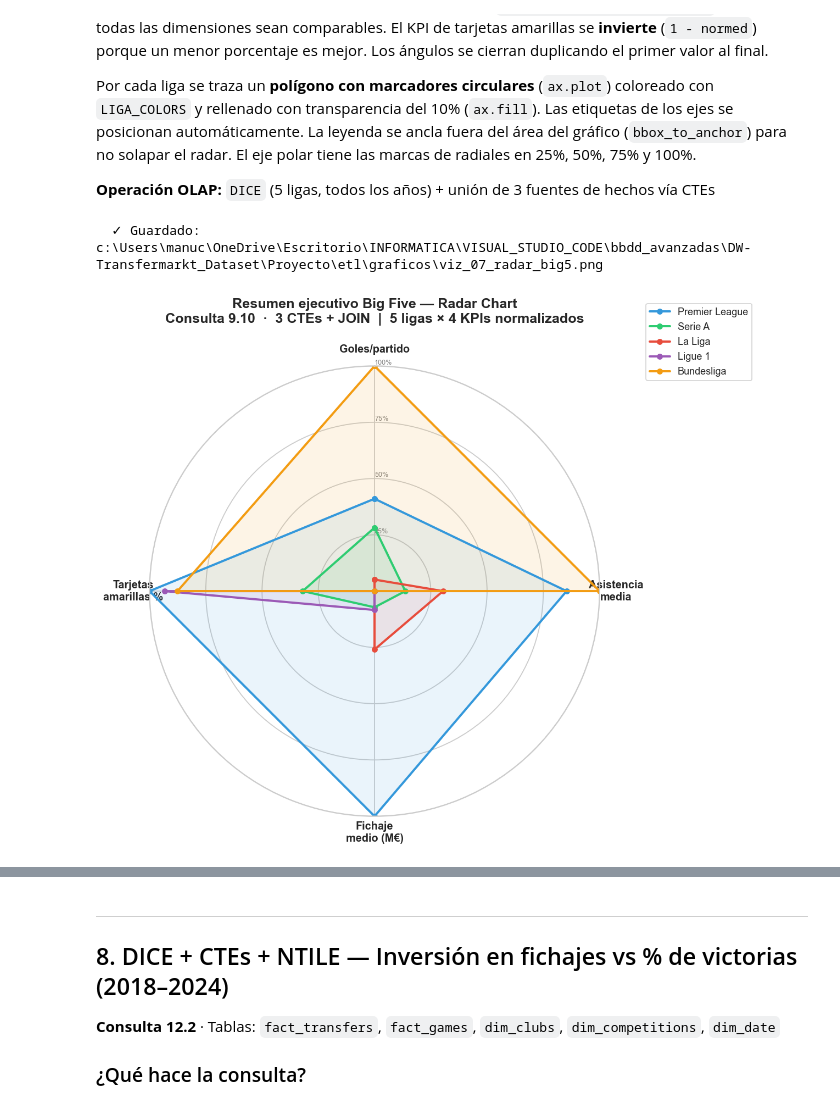
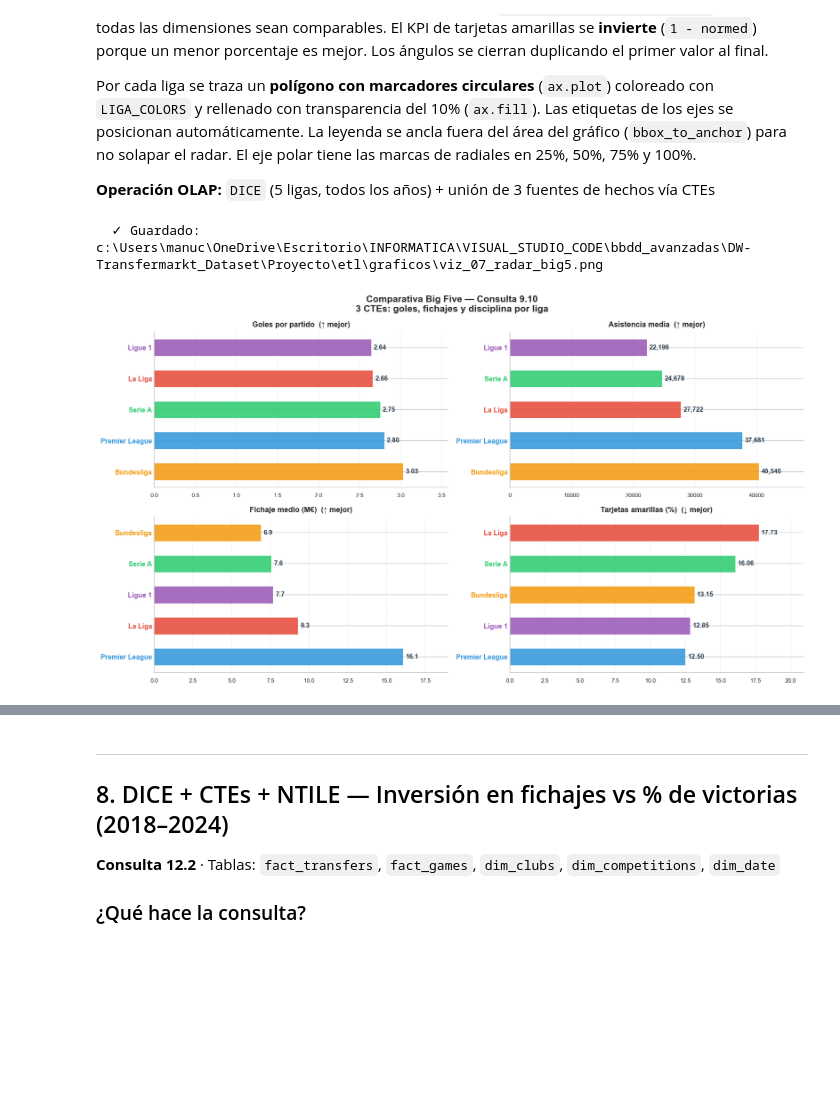
Before and after one commit to Albertolg384/DW-Transfermarkt, a Jupyter notebook: Proyecto/etl/visualizaciones_olap.ipynb, the cells around one changed output, grey strips where cells are left out. Drawn from its saved outputs; the diff is of its cells as text; code cells hidden in the pictures; blank space fills up the shorter version.

```diff
--- a/Proyecto/etl/visualizaciones_olap.ipynb
+++ b/Proyecto/etl/visualizaciones_olap.ipynb
@@ -740,8 +756,8 @@ ax.axhline(media, color='#f39c12', linewidth=2, linestyle='--',
 ax.set_ylabel('Total de goles', fontsize=11)
 ax.set_xlabel('Franja de minuto', fontsize=11)
 ax.set_title(
-    'Distribución de goles por franja de minuto — Big Five\n'
-    'Consulta 9.7  ·  SLICE (type=Goals) + CASE WHEN franjas + SUM OVER ()',
+    '¿Cuándo se marcan los goles? — Distribución por franja de minuto — Big Five\n'
+    'Consulta 9.7',
     fontsize=14, fontweight='bold', pad=12,
 )
 
@@ -917,8 +940,8 @@ Por cada liga se traza un **polígono con marcadores circulares** (`ax.plot`) co
 
 **Operación OLAP:** `DICE` (5 ligas, todos los años) + unión de 3 fuentes de hechos vía CTEs
 # %%
+
 # ── Consulta 9.10 — SQL ORIGINAL de consultas_olap.sql ───────────────────────
-# Nota Python: fichaje_medio_M → fichaje_medio_m  |  gasto_total_B → gasto_total_b
 SQL_BIG5 = """
 WITH goles_liga AS (
     SELECT
@@ -965,72 +988,78 @@ SELECT
     f.fichaje_medio_M,
     t.amarillas,
     t.rojas,
     t.pct_amarilla_por_aparicion
 FROM goles_liga g
     INNER JOIN dwh.dim_competitions comp ON g.competition_id = comp.competition_id
     LEFT JOIN fichajes_liga f ON g.competition_id = f.competition_id
     LEFT JOIN tarjetas_liga t ON g.competition_id = t.competition_id
 ORDER BY g.goles DESC;
 """
 
 df_big5 = run_query(SQL_BIG5)
 for col in ['goles_por_partido', 'asistencia_media', 'fichaje_medio_m',
             'pct_amarilla_por_aparicion', 'goles', 'partidos',
             'amarillas', 'rojas', 'num_fichajes', 'gasto_total_b']:
     df_big5[col] = pd.to_numeric(df_big5[col], errors='coerce')
 
-# 4 KPIs para el radar (comp.name ya es clave lowercase)
-kpi_labels = ['Goles/partido', 'Asistencia\nmedia', 'Fichaje\nmedio (M€)', 'Tarjetas\namarillas %']
+df_big5['liga_label'] = df_big5['liga'].map(LIGA_LABELS).fillna(df_big5['liga'])
 
-def normalize(col, invert=False):
-    mn, mx = col.min(), col.max()
-    normed = (col - mn) / (mx - mn)
-    return 1 - normed if invert else normed
+# ── 4 subgráficos horizontales, uno por KPI ──────────────────────────────────
+kpis = [
+    ('goles_por_partido',         'Goles por partido',      '{:.2f}',  False),  # mayor = mejor
+    ('asistencia_media',          'Asistencia media',        '{:,.0f}', False),
+    ('fichaje_medio_m',           'Fichaje medio (M€)',      '{:.1f}',  False),
+    ('pct_amarilla_por_aparicion','Tarjetas amarillas (%)',  '{:.2f}',  True),   # menor = mejor
+]
 
-df_norm = pd.DataFrame({
-    'liga':                  df_big5['liga'],
-    'Goles/partido':         normalize(df_big5['goles_por_partido']),
-    'Asistencia\nmedia':     normalize(df_big5['asistencia_media']),
-    'Fichaje\nmedio (M€)':   normalize(df_big5['fichaje_medio_m']),
-    'Tarjetas\namarillas %': normalize(df_big5['pct_amarilla_por_aparicion'], invert=True),
-})
+fig, axes = plt.subplots(2, 2, figsize=(16, 9))
+axes = axes.flatten()
+fig.suptitle(
+    'Comparativa Big Five — Consulta 9.10\n'
+    '3 CTEs: goles, fichajes y disciplina por liga',
+    fontsize=15, fontweight='bold',
+)
 
-categories = kpi_labels
-N = len(categories)
-angles = np.linspace(0, 2 * np.pi, N, endpoint=False).tolist()
-angles += angles[:1]
+for ax, (col, titulo, fmt, invertir) in zip(axes, kpis):
+    # Ordenar: mejor liga arriba (ascendente para barh → si invertir, menos es mejor)
+    ascending = True if invertir else False
+    df_sorted = df_big5.sort_values(col, ascending=ascending).reset_index(drop=True)
 
-fig, ax = plt.subplots(figsize=(9, 8), subplot_kw=dict(polar=True))
-ax.set_theta_offset(np.pi / 2)
-ax.set_theta_direction(-1)
-ax.set_xticks(angles[:-1])
-ax.set_xticklabels(categories, fontsize=11, fontweight='bold')
-ax.set_rlabel_position(0)
-ax.set_yticks([0.25, 0.5, 0.75, 1.0])
-ax.set_yticklabels(['25%', '50%', '75%', '100%'], fontsize=7, color='grey')
-ax.set_ylim(0, 1)
+    colores_bar = [LIGA_COLORS.get(l, '#95a5a6') for l in df_sorted['liga']]
+    vals_plot   = df_sorted[col].values
+    max_val_kpi = vals_plot.max()
 
-for _, row in df_norm.iterrows():
-    liga  = row['liga']
-    color = LIGA_COLORS.get(liga, '#95a5a6')
-    vals  = [row[c] for c in categories] + [row[categories[0]]]
-    ax.plot(angles, vals, 'o-', linewidth=2.2, color=color,
-            label=LIGA_LABELS.get(liga, liga), markersize=5)
-    ax.fill(angles, vals, alpha=0.10, color=color)
+    bars = ax.barh(df_sorted['liga_label'], vals_plot,
+                   color=colores_bar, edgecolor='white', linewidth=0.6,
+                   alpha=0.88, height=0.55)
 
-ax.set_title(
-    'Resumen ejecutivo Big Five — Radar Chart\n'
-    'Consulta 9.10  ·  3 CTEs + JOIN  |  5 ligas × 4 KPIs normalizados',
-    fontsize=14, fontweight='bold', pad=22,
-)
-ax.legend(loc='upper right', bbox_to_anchor=(1.35, 1.15), fontsize=10)
+    # Valor al final de cada barra
+    for bar, val in zip(bars, vals_plot):
+        ax.text(bar.get_width() + max_val_kpi * 0.01,
+                bar.get_y() + bar.get_height() / 2,
+                fmt.format(val),
+                va='center', ha='left', fontsize=10.5, fontweight='bold', color='#2c3e50')
+
+    # Colorear etiquetas Y con el color de cada liga
+    for tick, liga_key in zip(ax.get_yticklabels(), df_sorted['liga']):
+        tick.set_color(LIGA_COLORS.get(liga_key, '#2c3e50'))
+        tick.set_fontsize(11)
+        tick.set_fontweight('bold')
+
+    nota = '  (↓ mejor)' if invertir else '  (↑ mejor)'
+    ax.set_title(titulo + nota, fontsize=12, fontweight='bold', pad=8)
+    ax.set_xlim(0, max_val_kpi * 1.18)
+    ax.tick_params(axis='x', labelsize=9)
+    ax.tick_params(axis='y', which='both', length=0)
+    ax.spines[['top', 'right']].set_visible(False)
+    ax.grid(axis='x', linestyle='--', alpha=0.35)
 
 plt.tight_layout()
 save_fig('viz_07_radar_big5.png')
 plt.show()
 
-print(df_big5[['liga', 'goles', 'goles_por_partido', 'asistencia_media',
-               'fichaje_medio_m', 'amarillas', 'rojas', 'pct_amarilla_por_aparicion']].to_string(index=False))
+print(df_big5[['liga_label', 'goles', 'goles_por_partido', 'asistencia_media',
+               'fichaje_medio_m', 'amarillas', 'pct_amarilla_por_aparicion']].to_string(index=False))
 # %% [output]
   ✓ Guardado: c:\Users\manuc\OneDrive\Escritorio\INFORMATICA\VISUAL_STUDIO_CODE\bbdd_avanzadas\DW-Transfermarkt_Dataset\Proyecto\etl\graficos\viz_07_radar_big5.png
-[figure, old version]
+[figure, new version]
```
Also changed, not shown: parts of 10 cells of this notebook, 10 other files.
